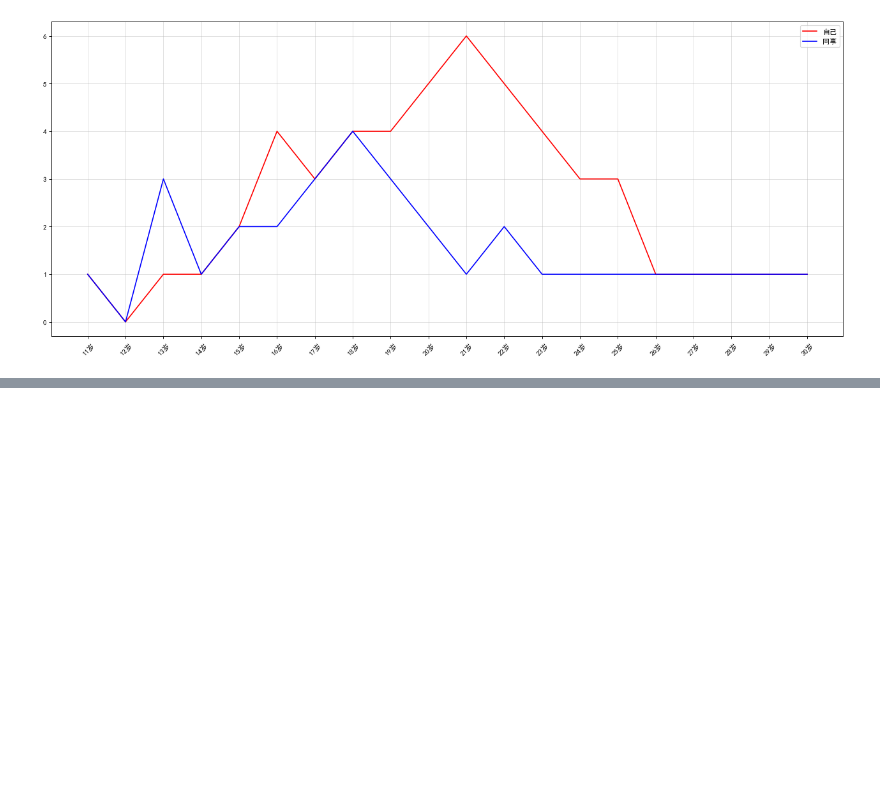
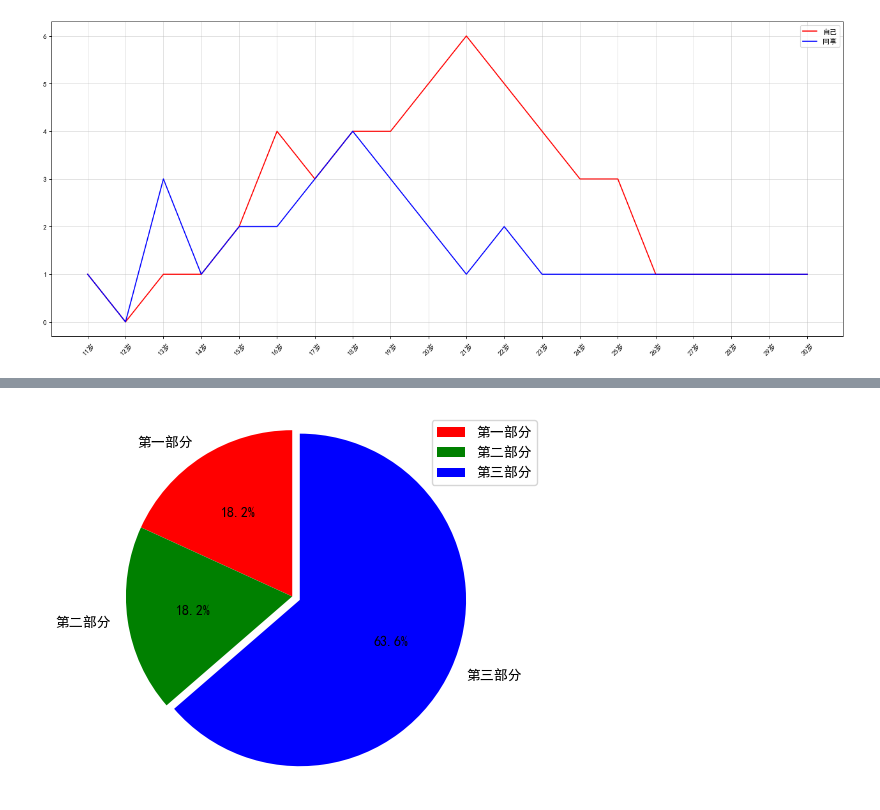
Before and after one commit to programmerdjkqm/-_python-, a Jupyter notebook: jupyter/matplotlib.ipynb, the cells around one changed output, grey strips where cells are left out. Cells and saved outputs as stored; diff of their text form; code cells hidden in the pictures; blank space fills up the shorter version.

```diff
--- a/jupyter/matplotlib.ipynb
+++ b/jupyter/matplotlib.ipynb
@@ -104,0 +184,14 @@ plt.show()
+# %%
+label_list = ["第一部分", "第二部分", "第三部分"] # 各部分标签
+size = [10, 10, 35] # 各部分大小
+color = ["red", "green", "blue"] # 各部分颜色
+explode = [0, 0, 0.05] # 各部分突出值
+#用pie函数
+patches, l_text, p_text = plt.pie(size,explode=explode, colors=color, labels=label_list,
+labeldistance=1.1, autopct="%1.1f%%", shadow=False,
+startangle=90, pctdistance=0.6)
+plt.axis("equal") # 设置横轴和纵轴大小相等，这样饼才是圆的
+plt.legend(loc='upper right')
+plt.show()
+# %% [output]
+[figure, added]
```
Also changed, not shown: parts of 3 cells of this notebook.
